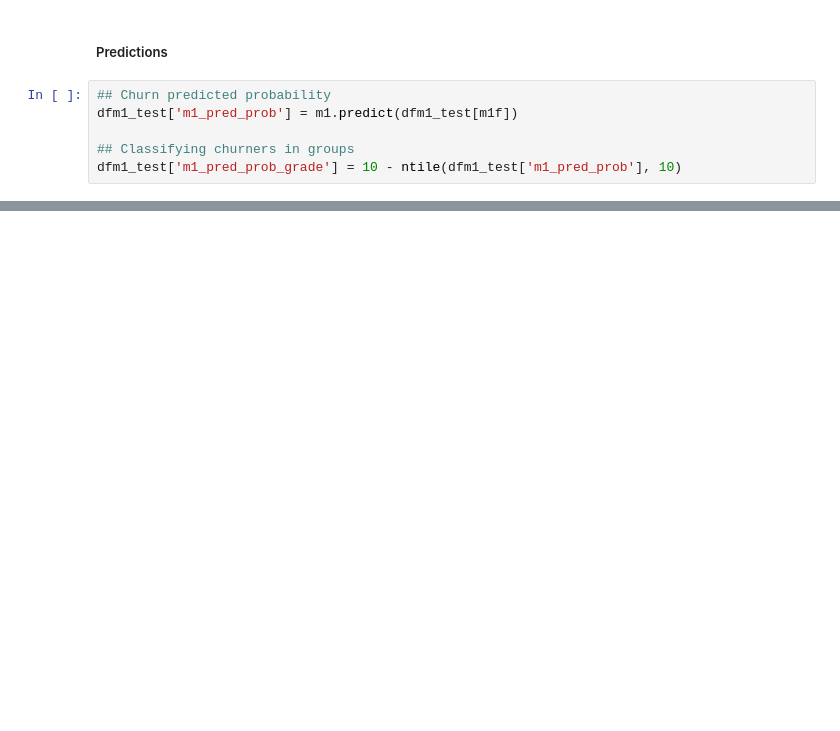
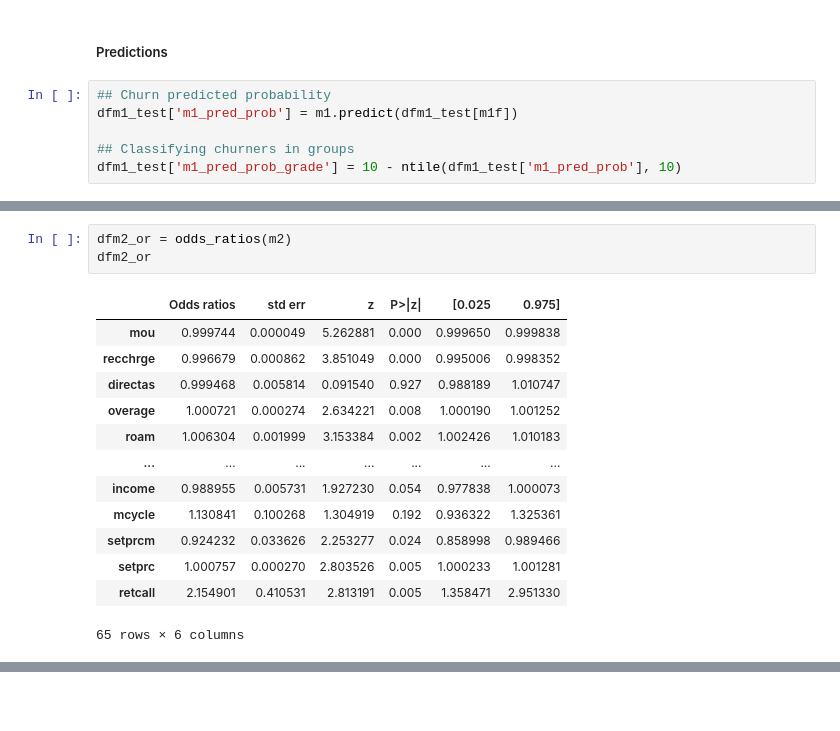
Before and after one commit to robperch/marketing_analytics_cell2cell, a Jupyter notebook: notebooks/cell2cell_nb.ipynb, the cells around one changed output, grey strips where cells are left out. Drawn from its saved outputs; the diff is of its cells as text; blank space fills up the shorter version.

```diff
--- a/notebooks/cell2cell_nb.ipynb
+++ b/notebooks/cell2cell_nb.ipynb
@@ -280,0 +419,17 @@ dfm1_test['m1_pred_prob_grade'] = 10 - ntile(dfm1_test['m1_pred_prob'], 10)
+# %%
+dfm2_or = odds_ratios(m2)
+dfm2_or
+# %% [output]
+|  | Odds ratios | std err | z | P>|z| | [0.025 | 0.975] |
+| mou | 0.999744 | 0.000049 | 5.262881 | 0.000 | 0.999650 | 0.999838 |
+| recchrge | 0.996679 | 0.000862 | 3.851049 | 0.000 | 0.995006 | 0.998352 |
+| directas | 0.999468 | 0.005814 | 0.091540 | 0.927 | 0.988189 | 1.010747 |
+| overage | 1.000721 | 0.000274 | 2.634221 | 0.008 | 1.000190 | 1.001252 |
+| roam | 1.006304 | 0.001999 | 3.153384 | 0.002 | 1.002426 | 1.010183 |
+| ... | ... | ... | ... | ... | ... | ... |
+| income | 0.988955 | 0.005731 | 1.927230 | 0.054 | 0.977838 | 1.000073 |
+| mcycle | 1.130841 | 0.100268 | 1.304919 | 0.192 | 0.936322 | 1.325361 |
+| setprcm | 0.924232 | 0.033626 | 2.253277 | 0.024 | 0.858998 | 0.989466 |
+| setprc | 1.000757 | 0.000270 | 2.803526 | 0.005 | 1.000233 | 1.001281 |
+| retcall | 2.154901 | 0.410531 | 2.813191 | 0.005 | 1.358471 | 2.951330 |
+65 rows × 6 columns
```
Also changed, not shown: parts of 43 cells of this notebook.
